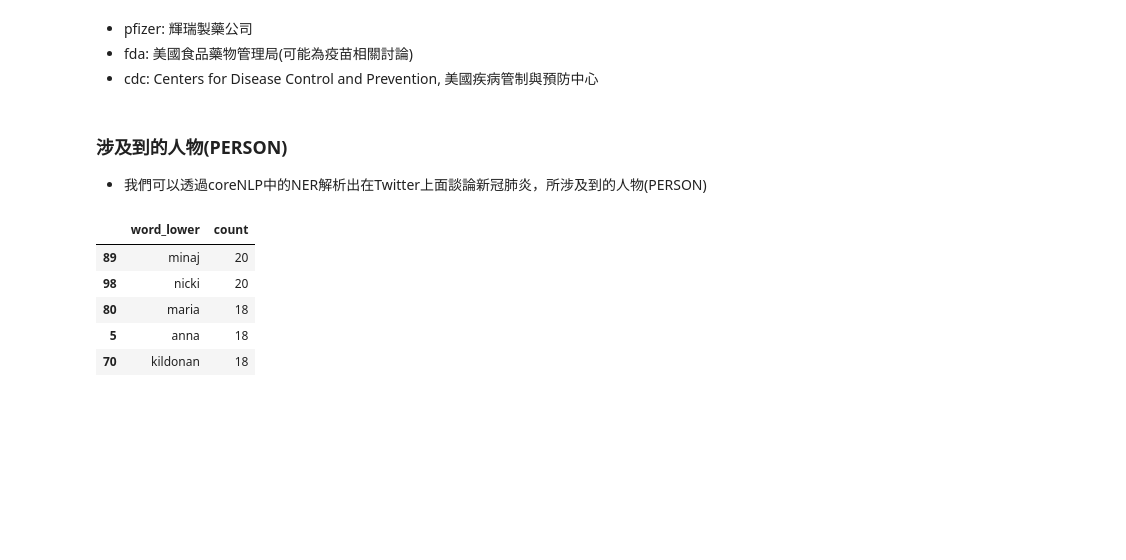
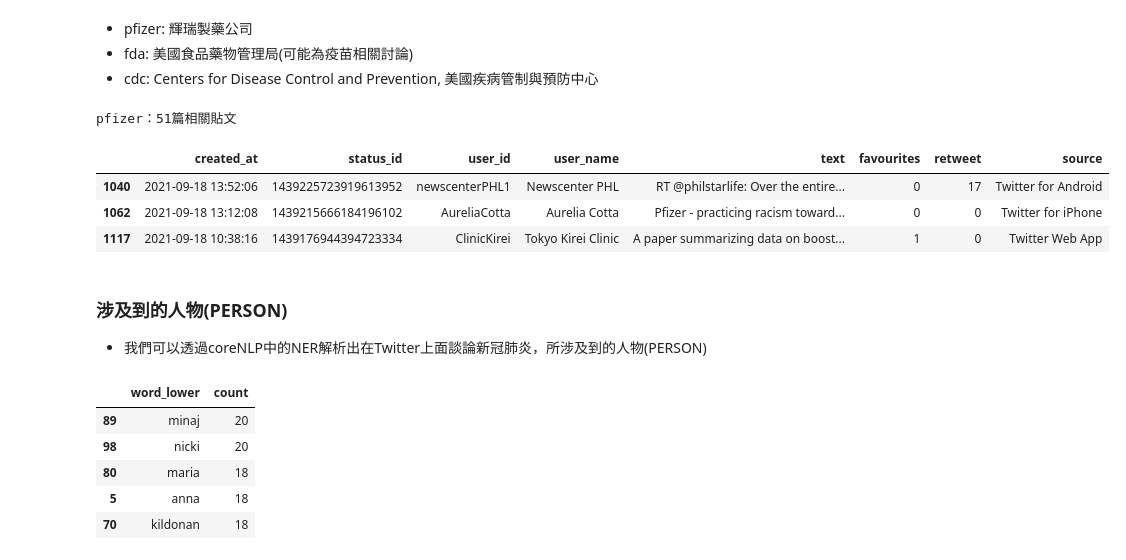
Before and after one commit to Text-Analytics-and-Retrieval/SMA_2021F, a Jupyter notebook: week6_sentiment_analysis2/week6_sentiment2_en.ipynb, the cells around one changed output. Cells and saved outputs as stored; diff of their text form; code cells hidden in the pictures; blank space fills up the shorter version.

```diff
--- a/week6_sentiment_analysis2/week6_sentiment2_en.ipynb
+++ b/week6_sentiment_analysis2/week6_sentiment2_en.ipynb
@@ -579,6 +617,19 @@ tweets_df[tweets_df['text'].str.contains('|'.join(keyword_list),regex=True)]
 + pfizer: 輝瑞製藥公司
 + fda: 美國食品藥物管理局(可能為疫苗相關討論)
 + cdc: Centers for Disease Control and Prevention, 美國疾病管制與預防中心
+# %%
+# 查看特定關鍵字的貼文內容
+keyword_list = ['pfizer']
+ids = org[org['word_lower'].str.contains('|'.join(keyword_list),regex=True, case=False)].status_id
+df = tweets_df[tweets_df['status_id'].isin(ids)]
+print(f"{' '.join(keyword_list)}：{df.shape[0]}篇相關貼文")
+df.head(3)
+# %% [output]
+pfizer：51篇相關貼文
+|  | created_at | status_id | user_id | user_name | text | favourites | retweet | source |
+| 1040 | 2021-09-18 13:52:06 | 1439225723919613952 | newscenterPHL1 | Newscenter PHL | RT @philstarlife: Over the entire... | 0 | 17 | Twitter for Android |
+| 1062 | 2021-09-18 13:12:08 | 1439215666184196102 | AureliaCotta | Aurelia Cotta | Pfizer - practicing racism toward... | 0 | 0 | Twitter for iPhone |
+| 1117 | 2021-09-18 10:38:16 | 1439176944394723334 | ClinicKirei | Tokyo Kirei Clinic | A paper summarizing data on boost... | 1 | 0 | Twitter Web App |
 # %% [markdown]
 ### 涉及到的人物(PERSON)
 + 我們可以透過coreNLP中的NER解析出在Twitter上面談論新冠肺炎，所涉及到的人物(PERSON)
```
Also changed, not shown: parts of 24 cells of this notebook, 3 other files.
